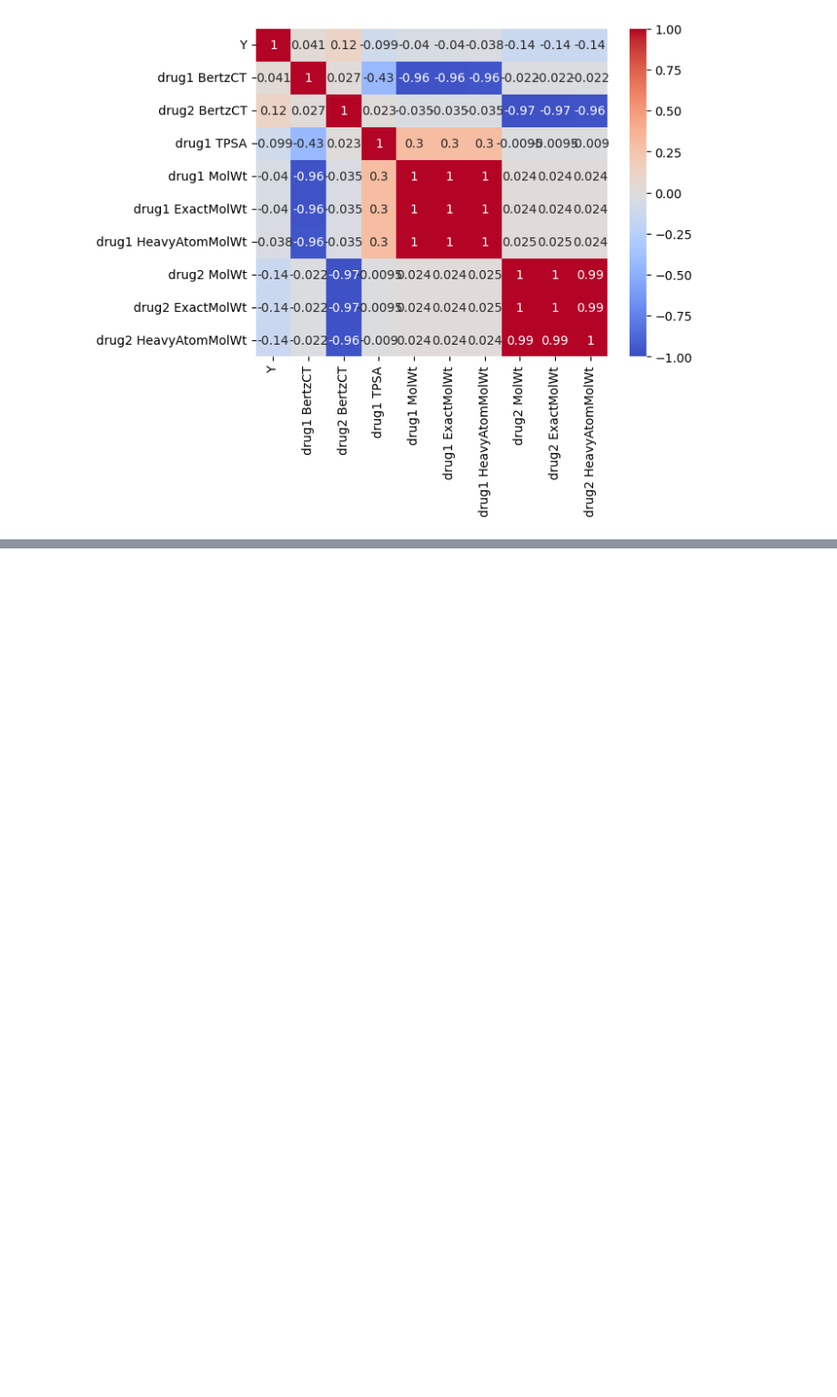
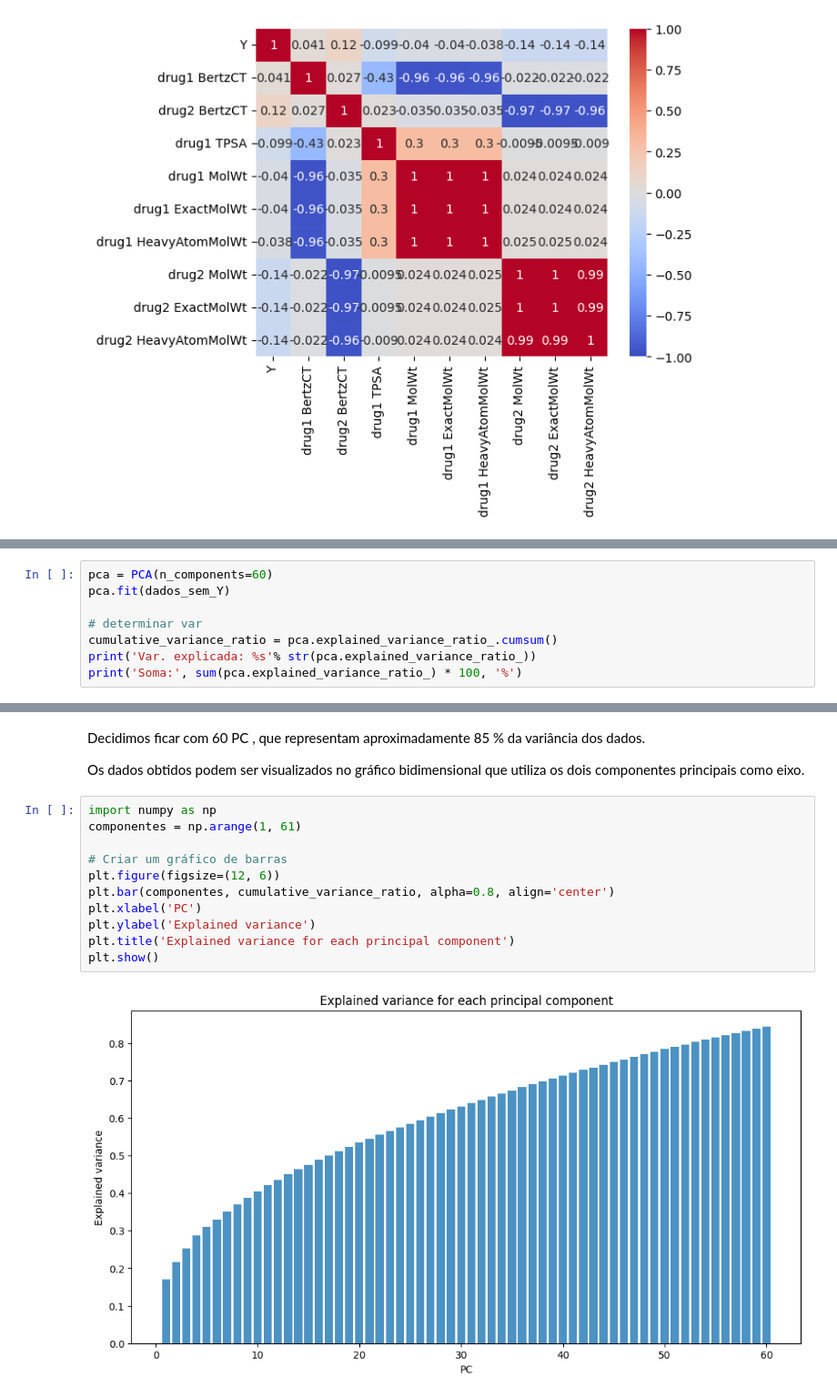
Before and after one commit to GuilhermeLoboSousa/Work-SIB, a Jupyter notebook: Parte2.ipynb, the cells around one changed output, grey strips where cells are left out. Shown: that part at 91% size. Saved outputs shown, nothing was run; the diff lists cells and outputs as text; blank space fills up the shorter version.

```diff
--- a/Parte2.ipynb
+++ b/Parte2.ipynb
@@ -79,0 +150,8 @@ plt.show()
+# %%
+pca = PCA(n_components=60)
+pca.fit(dados_sem_Y)
+
+# determinar var
+cumulative_variance_ratio = pca.explained_variance_ratio_.cumsum()
+print('Var. explicada: %s'% str(pca.explained_variance_ratio_))
+print('Soma:', sum(pca.explained_variance_ratio_) * 100, '%')
@@ -79,0 +170,17 @@ plt.show()
+# %% [markdown]
+Decidimos ficar com 60 PC , que representam aproximadamente 85 % da variância dos dados.
+
+Os dados obtidos podem ser visualizados no gráfico bidimensional que utiliza os dois componentes principais como eixo.
+# %%
+import numpy as np
+componentes = np.arange(1, 61)
+
+# Criar um gráfico de barras
+plt.figure(figsize=(12, 6))
+plt.bar(componentes, cumulative_variance_ratio, alpha=0.8, align='center')
+plt.xlabel('PC')
+plt.ylabel('Explained variance')
+plt.title('Explained variance for each principal component')
+plt.show()
+# %% [output]
+[figure, added]
```
Also changed, not shown: parts of 16 cells of this notebook.
